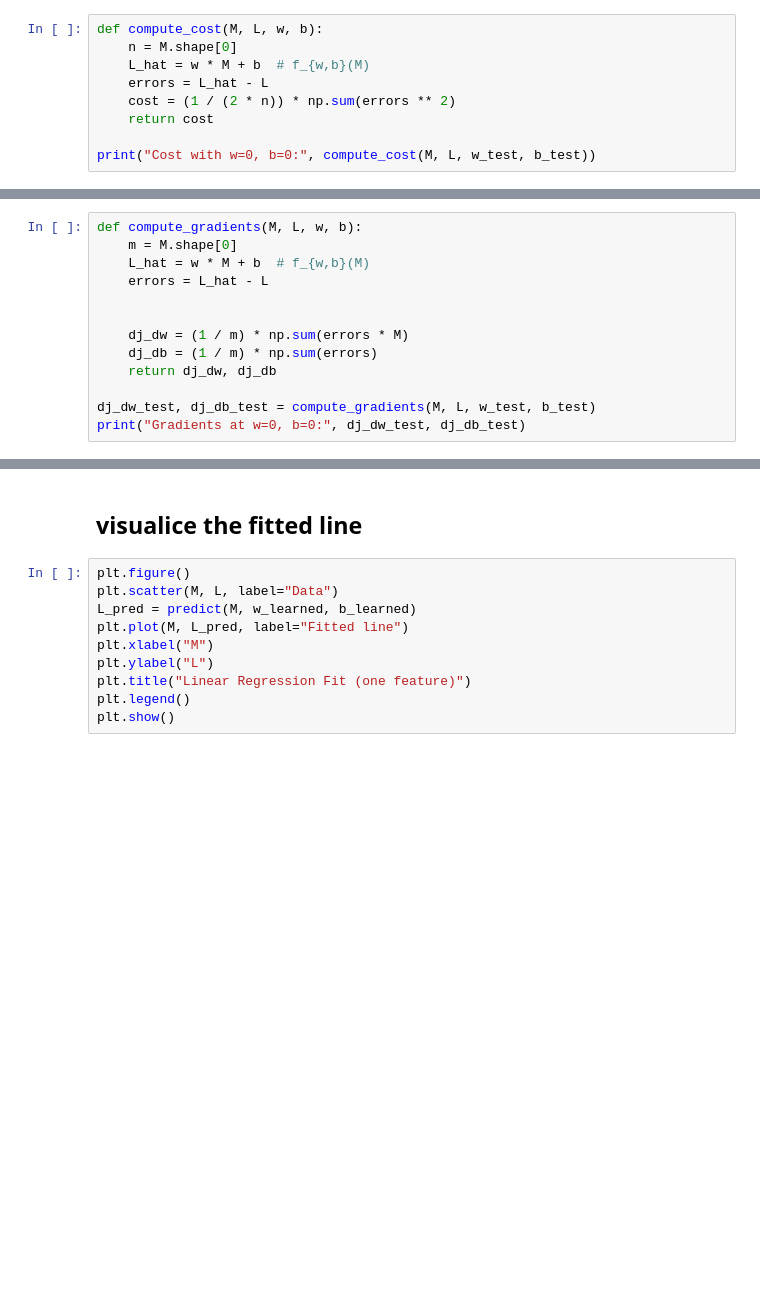
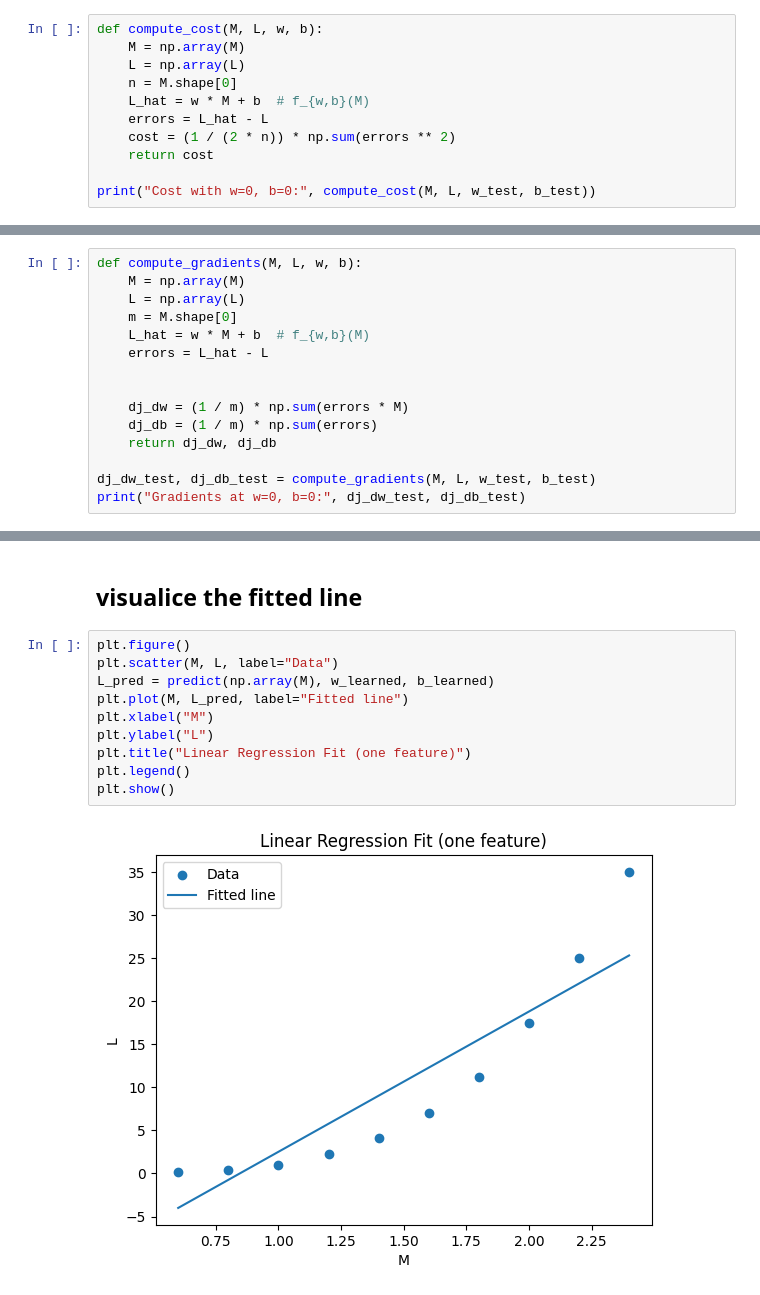
Before and after one commit to juanfe-rangel/Regression-models, a Jupyter notebook: 01_part1_linreg_1feature.ipynb, the cells around one changed output, grey strips where cells are left out. Saved outputs shown, nothing was run; the diff lists cells and outputs as text; blank space fills up the shorter version.

```diff
--- a/01_part1_linreg_1feature.ipynb
+++ b/01_part1_linreg_1feature.ipynb
@@ -45,6 +64,8 @@ J(w,b) = \frac{1}{2n} \sum_{i=1}^{n} \big( f_{w,b}(M^{(i)}) - L^{(i)} \big)^2
 $$
 # %%
 def compute_cost(M, L, w, b):
+    M = np.array(M)
+    L = np.array(L)
     n = M.shape[0]
     L_hat = w * M + b  # f_{w,b}(M)
     errors = L_hat - L
@@ -84,6 +109,8 @@ $$
 $$
 # %%
 def compute_gradients(M, L, w, b):
+    M = np.array(M)
+    L = np.array(L)
     m = M.shape[0]
     L_hat = w * M + b  # f_{w,b}(M)
     errors = L_hat - L
@@ -207,10 +272,12 @@ for alpha, w, b, loss in results:
 # %%
 plt.figure()
 plt.scatter(M, L, label="Data")
-L_pred = predict(M, w_learned, b_learned)
+L_pred = predict(np.array(M), w_learned, b_learned)
 plt.plot(M, L_pred, label="Fitted line")
 plt.xlabel("M")
 plt.ylabel("L")
 plt.title("Linear Regression Fit (one feature)")
 plt.legend()
 plt.show()
+# %% [output]
+[figure, added]
```
Also changed, not shown: parts of 11 cells of this notebook.
